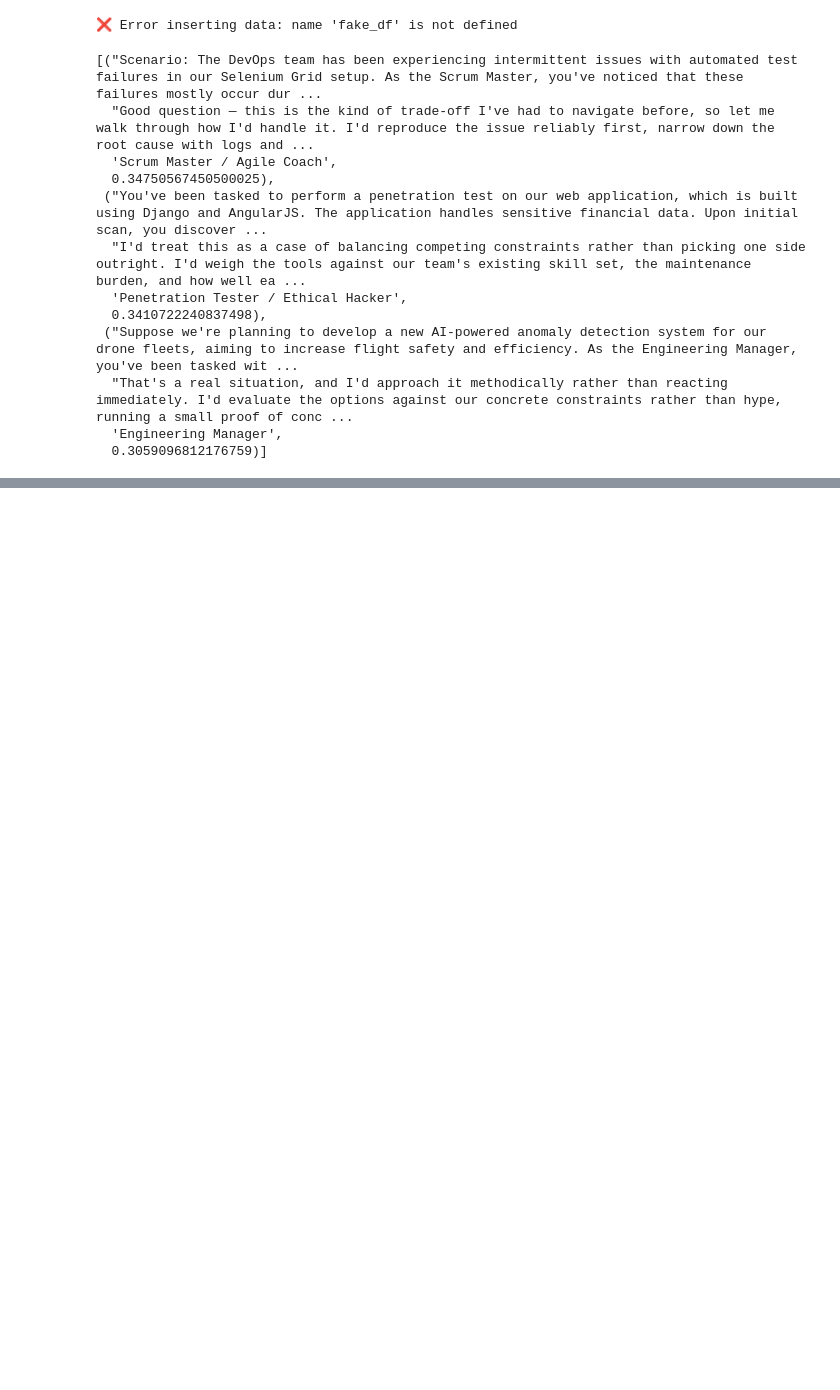
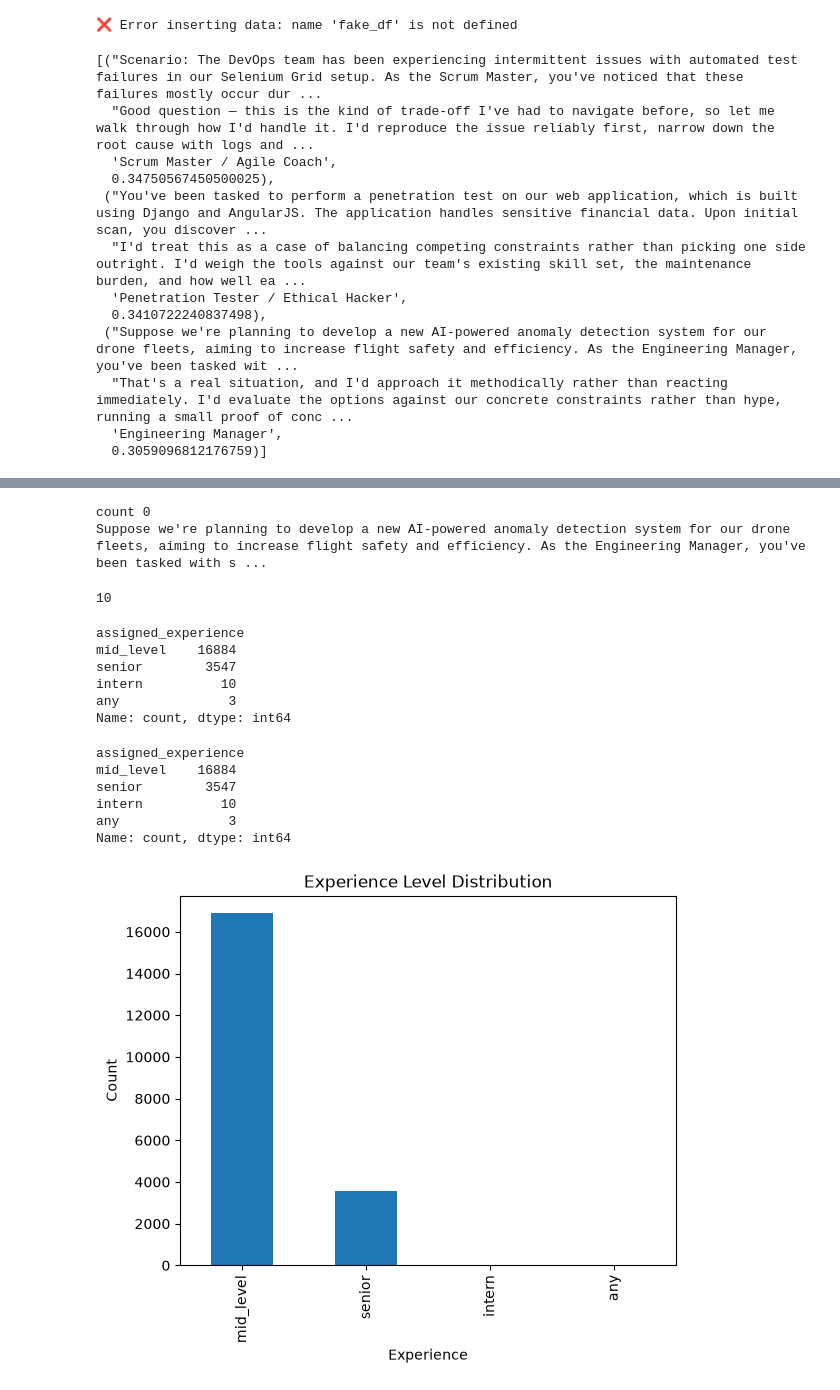
Before and after one commit to RushalMdhr/ProjectIII-The_Trial, a Jupyter notebook: backend/ai/documents/handler.ipynb, the cells around one changed output, grey strips where cells are left out. Drawn from its saved outputs; the diff is of its cells as text; code cells hidden in the pictures; blank space fills up the shorter version.

```diff
--- a/backend/ai/documents/handler.ipynb
+++ b/backend/ai/documents/handler.ipynb
@@ -264,0 +426,10 @@ def handle_msg(userconent)
+# %%
+
+for i,row in fake_df.iterrows():
+    if row.assigned_experience.lower() == "senior":
+        print(row.question,row.answer)
+        break
+    print("count",i)
+# %% [output]
+count 0
+Suppose we're planning to develop a new AI-powered anomaly detection system for our drone fleets, aiming to increase flight safety and efficiency. As the Engineering Manager, you've been tasked with s ...
@@ -264,0 +438,31 @@ def handle_msg(userconent)
+# %%
+assigned_df = pd.read_csv("hr_data_with_experience_assignment.csv")
+# %%
+assigned_df[assigned_df['assigned_experience'] == 'intern'].shape[0]
+# %% [output]
+10
+# %%
+assigned_df['assigned_experience'].value_counts()
+# %% [output]
+assigned_experience
+mid_level    16884
+senior        3547
+intern          10
+any              3
+Name: count, dtype: int64
+# %%
+# Visualize all experience levels
+print(assigned_df['assigned_experience'].value_counts())
+assigned_df['assigned_experience'].value_counts().plot(kind='bar')
+plt.title('Experience Level Distribution')
+plt.xlabel('Experience')
+plt.ylabel('Count')
+plt.show()
+# %% [output]
+assigned_experience
+mid_level    16884
+senior        3547
+intern          10
+any              3
+Name: count, dtype: int64
+[figure, added]
```
Also changed, not shown: parts of 13 cells of this notebook, 3 other files.
